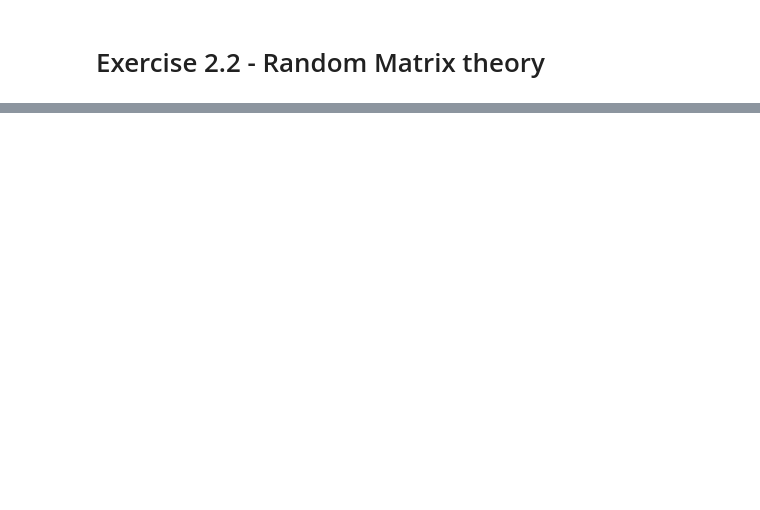
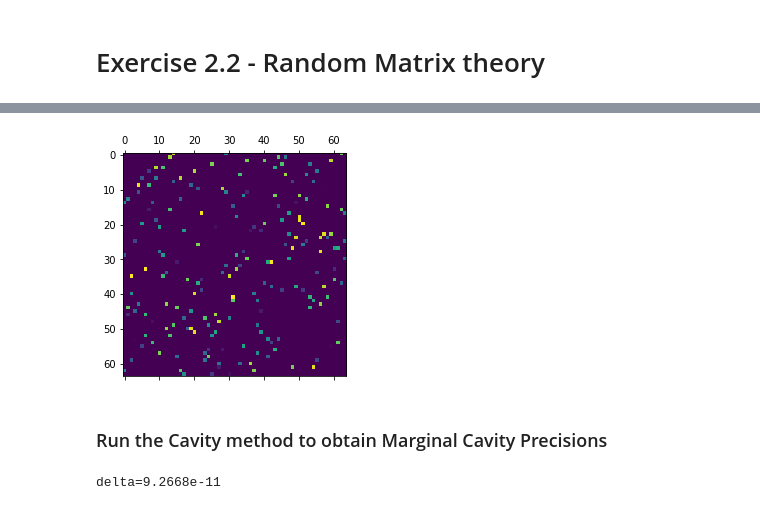
Before and after one commit to h-mnzlr/acpl-cavity_method, a Jupyter notebook: notebooks/2_random_matrices.sync.ipynb, the cells around one changed output, grey strips where cells are left out. Saved outputs shown, nothing was run; the diff lists cells and outputs as text; code cells hidden in the pictures; blank space fills up the shorter version.

```diff
--- a/notebooks/2_random_matrices.sync.ipynb
+++ b/notebooks/2_random_matrices.sync.ipynb
@@ -67,0 +44,9 @@ plt.hist(np.real(cavity_precs), range=(-10, 10), bins=100)
+# %%
+adj_mat = nx.to_scipy_sparse_array(g, nodelist=sorted(list(g.nodes())))
+cavity_init = adj_mat[adj_mat.nonzero()] * cavity_init
+cavity_precs = scipy.sparse.coo_matrix((cavity_init, adj_mat.nonzero()))
+cavity_precs = cavity_precs.tocsr(copy=False)
+plt.matshow(cavity_precs.todense().real)
+plt.savefig(figure_dir / "ex2_cavity_init_mat.pdf")
+# %% [output]
+[figure, added]
@@ -67,0 +61,14 @@ plt.hist(np.real(cavity_precs), range=(-10, 10), bins=100)
+# %% [markdown]
+### Run the Cavity method to obtain Marginal Cavity Precisions
+# %%
+tol = 1e-10
+delta = np.inf
+
+while delta > tol:
+    reference = cavity_precs.copy()
+    for k, j in g.to_directed().edges:
+        cavity_precs[j, k] = cavity_equation(m, g, cavity_precs, lam, k, j)
+    delta = np.max(np.abs(cavity_precs - reference))
+    print(f"{delta=:.4e}", end="\r")
+# %% [output]
+delta=9.2668e-11
```
Also changed, not shown: parts of 20 cells of this notebook.
